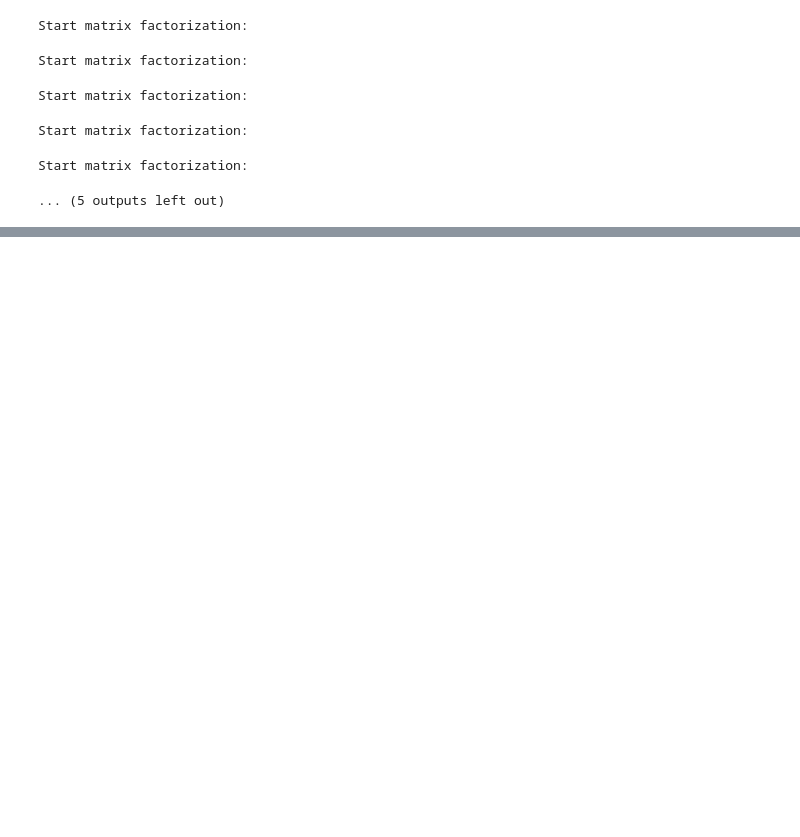
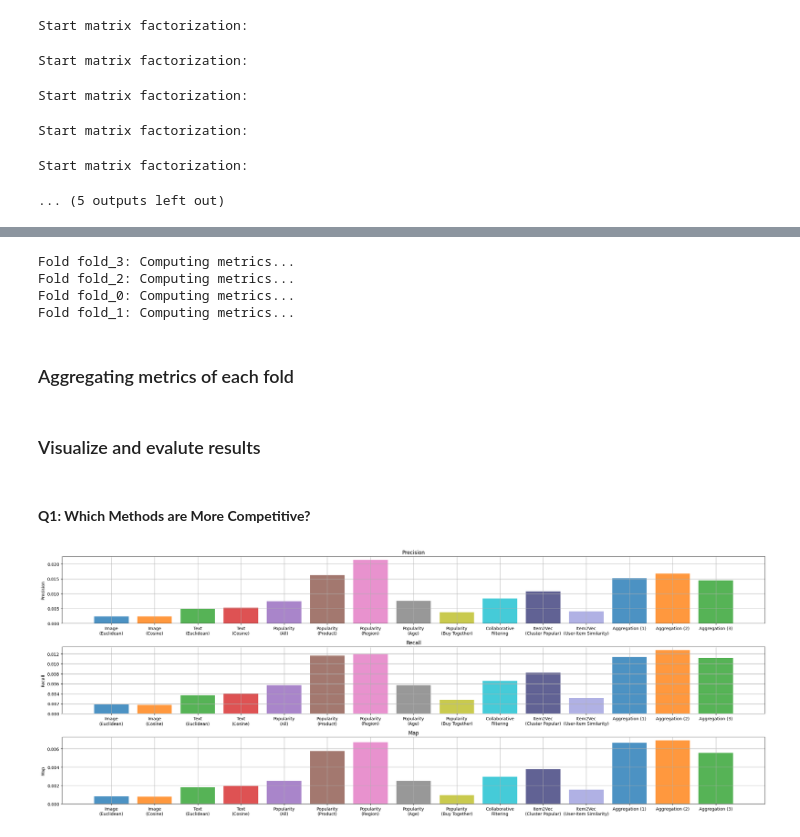
Before and after one commit to JoeZhao527/fashion-rec, a Jupyter notebook: dev2.ipynb, the cells around one changed output, grey strips where cells are left out. Drawn from its saved outputs; the diff is of its cells as text; code cells hidden in the pictures; blank space fills up the shorter version.

```diff
--- a/dev2.ipynb
+++ b/dev2.ipynb
@@ -497,0 +582,55 @@ agg.aggregate(
+# %%
+all_exist_user_test_metrics = []
+loyal_user_test_metrics = []
+regular_user_test_metrics = []
+few_purchase_test_metrics = []
+new_user_test_metrics = []
+
+for i, (fold, _data) in enumerate(fold_data.items()):
+    print(f"Fold {fold}: Computing metrics...")
+    train_df, test_df = _data
+    train_df = content_based.filter_content(train_df, articles)
+    train_df = filter_nan_age(train_df, customers)
+    test_df = filter_nan_age(test_df, customers)
+
+    train, (loyal_user_test, regular_user_test, few_purchase_test, new_user_test) = filter_transactions(train_df, test_df, verbose=False)
+    test = pd.concat([loyal_user_test, regular_user_test, few_purchase_test])
+
+    tst1 = collect_metrics(test_set=test, recommendations=fold_exist_user_recommend[i], top_n=12)
+    all_exist_user_test_metrics.append(pd.DataFrame(tst1).transpose())
+
+    tst2 = collect_metrics(test_set=loyal_user_test, recommendations=fold_exist_user_recommend[i], top_n=12)
+    loyal_user_test_metrics.append(pd.DataFrame(tst2).transpose())
+
+    tst3 = collect_metrics(test_set=regular_user_test, recommendations=fold_exist_user_recommend[i], top_n=12)
+    regular_user_test_metrics.append(pd.DataFrame(tst3).transpose())
+
+    tst4 = collect_metrics(test_set=few_purchase_test, recommendations=fold_exist_user_recommend[i], top_n=12)
+    few_purchase_test_metrics.append(pd.DataFrame(tst4).transpose())
+
+    new_user_test = new_user_test[new_user_test['customer_id'].isin(
+        list(fold_new_user_recommend[i]['Popularity\n(Region)'].keys())
+    )]
+    tst5 = collect_metrics(test_set=new_user_test, recommendations=fold_new_user_recommend[i], top_n=12)
+    new_user_test_metrics.append(pd.DataFrame(tst5).transpose())
+# %% [output]
+Fold fold_3: Computing metrics...
+Fold fold_2: Computing metrics...
+Fold fold_0: Computing metrics...
+Fold fold_1: Computing metrics...
+# %% [markdown]
+### Aggregating metrics of each fold
+# %%
+all_user_mean, all_user_std = fold_aggregate_metrics(all_exist_user_test_metrics)
+loyal_user_mean, loyal_user_std = fold_aggregate_metrics(loyal_user_test_metrics)
+regular_user_mean, regular_user_std = fold_aggregate_metrics(regular_user_test_metrics)
+few_purch_user_mean, few_purch_user_std = fold_aggregate_metrics(few_purchase_test_metrics)
+new_user_mean, new_user_std = fold_aggregate_metrics(new_user_test_metrics)
+# %% [markdown]
+### Visualize and evalute results
+# %% [markdown]
+#### **Q1: Which Methods are More Competitive?**
+# %%
+visualize_compare_recommendations(all_user_mean.transpose().to_dict(), metrics=['precision', 'recall', 'map'])
+# %% [output]
+[figure, added]
```
Also changed, not shown: parts of 50 cells of this notebook, 3 other files.
